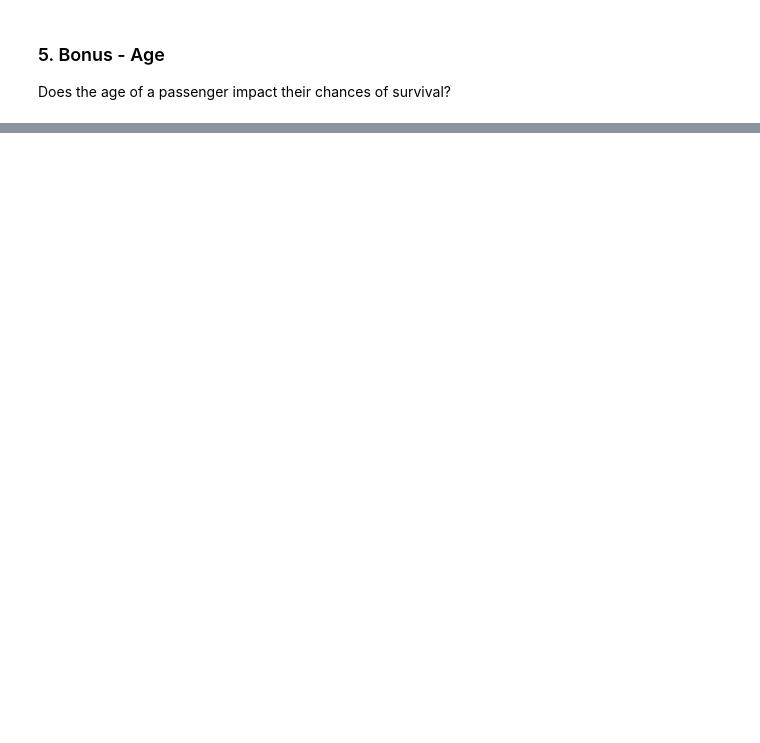
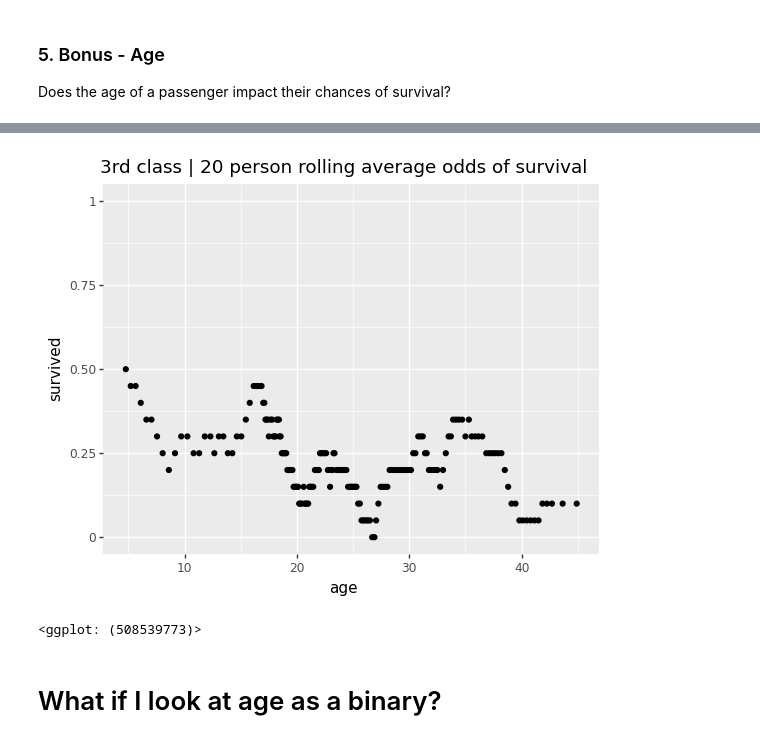
Before and after one commit to yiren54610/logistic-regression, a Jupyter notebook: logistic-regression-titanic.ipynb, the cells around one changed output, grey strips where cells are left out. Drawn from its saved outputs; the diff is of its cells as text; code cells hidden in the pictures; blank space fills up the shorter version.

```diff
--- a/logistic-regression-titanic.ipynb
+++ b/logistic-regression-titanic.ipynb
@@ -159,0 +599,12 @@ Does the age of a passenger impact their chances of survival?
+# %%
+(
+ggplot(df[['age', 'survived','pclass']].query('pclass==3').dropna().sort_values(by='age').rolling(20, center=False).mean().dropna()) +
+    geom_point(aes(x='age', y='survived')) +
+    ylim(0,1) +
+    ggtitle("3rd class | 20 person rolling average odds of survival")
+)
+# %% [output]
+[figure, added]
+<ggplot: (508539773)>
+# %% [markdown]
+# What if I look at age as a binary?
```
Also changed, not shown: parts of 80 cells of this notebook.
